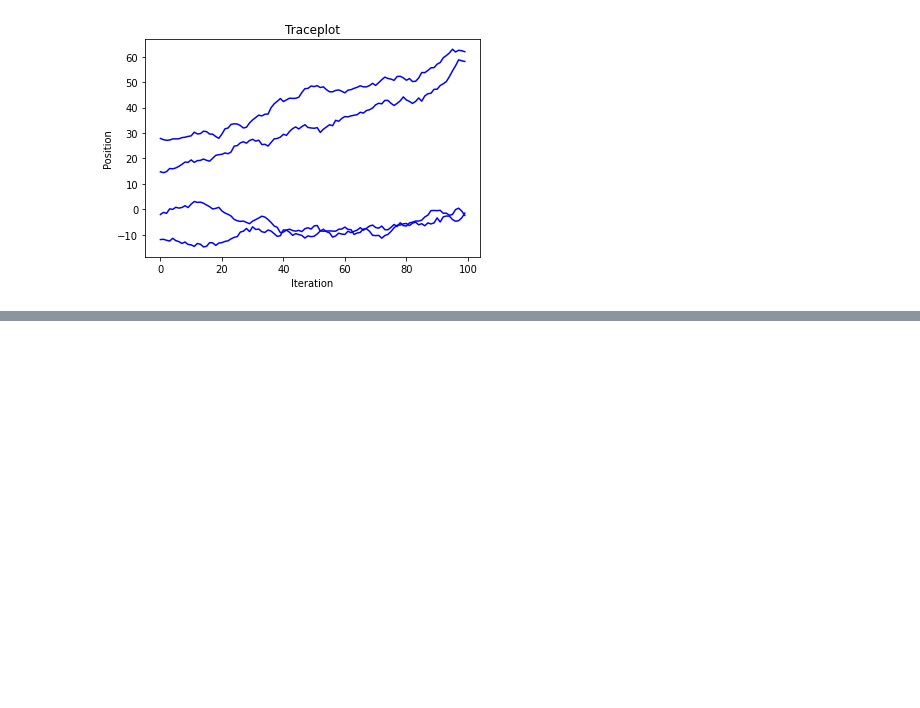
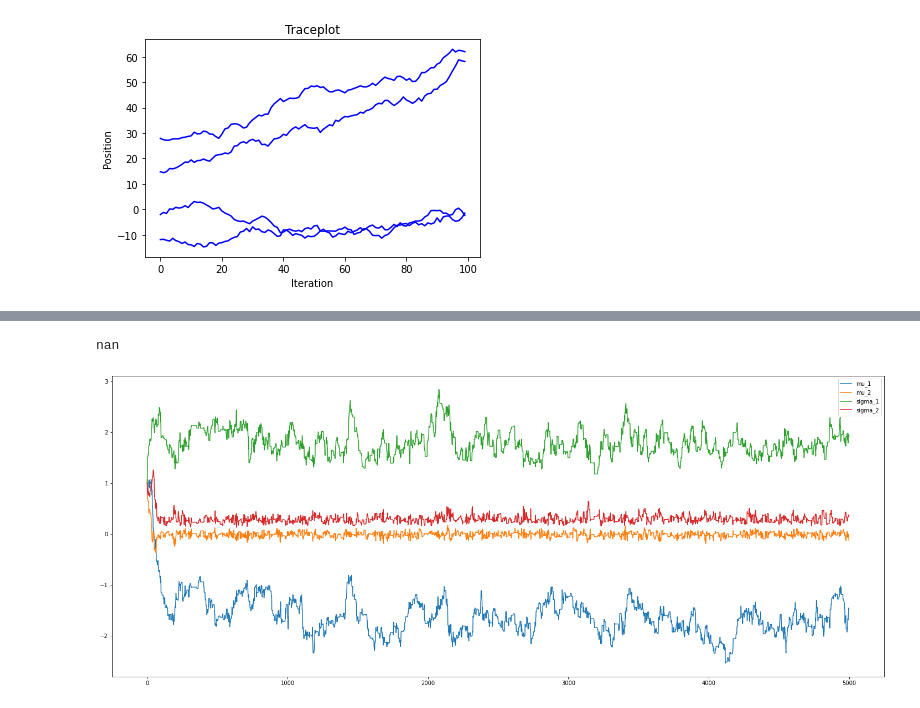
Before and after one commit to PaulNitschke/MCMC-Workshop---Stads, a Jupyter notebook: src/challenge/run_me.ipynb, the cells around one changed output, grey strips where cells are left out. Cells and saved outputs as stored; diff of their text form; code cells hidden in the pictures; blank space fills up the shorter version.

```diff
--- a/src/challenge/run_me.ipynb
+++ b/src/challenge/run_me.ipynb
@@ -83,0 +150,12 @@ sample standard deviation tf.Tensor([10.43069   11.144204   3.790887   3.9169457
+# %%
+alpha
+# %% [output]
+nan
+# %%
+import matplotlib.pyplot as plt
+
+_ = plt.plot(samples)
+plt.legend(["mu_1", "mu_2", "sigma_1", "sigma_2"])
+plt.rcParams["figure.figsize"] = (25,10)
+# %% [output]
+[figure, added]
```
Also changed, not shown: parts of 3 cells of this notebook, 1 other file.
